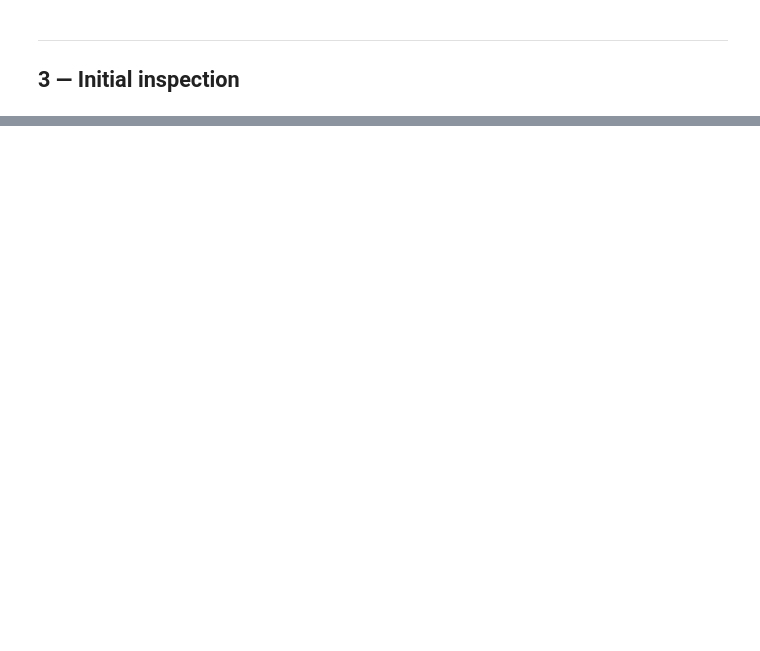
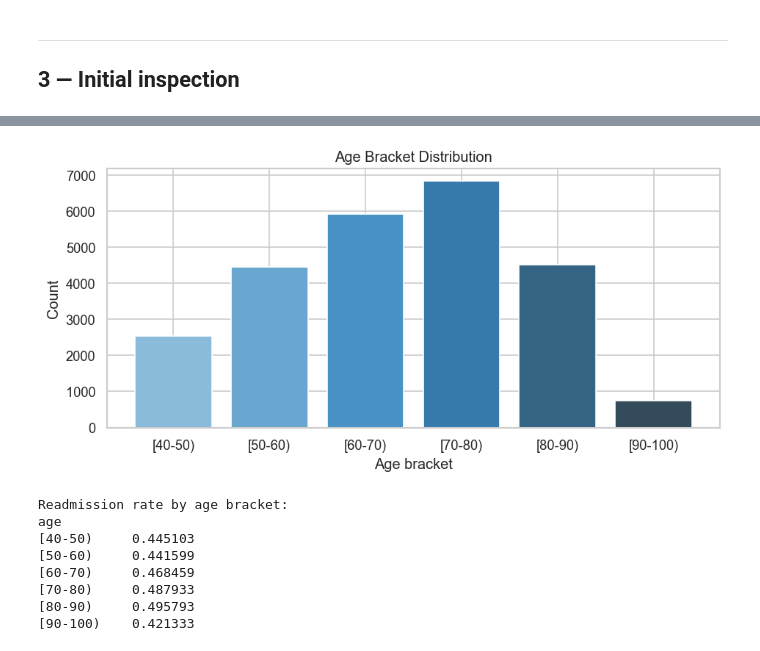
Before and after one commit to Aviski/Hospital-Readmission-Project-, a Jupyter notebook: notebooks/01_eda.ipynb, the cells around one changed output, grey strips where cells are left out. Drawn from its saved outputs; the diff is of its cells as text; code cells hidden in the pictures; blank space fills up the shorter version.

```diff
--- a/notebooks/01_eda.ipynb
+++ b/notebooks/01_eda.ipynb
@@ -299,22 +129,0 @@ else:
-# %%
-target_corr = (
-    df[numeric_cols + [TARGET]]
-    .corr()[TARGET]
-    .drop(TARGET)
-    .sort_values(key=abs, ascending=False)
-)
-
-fig, ax = plt.subplots(figsize=(8, max(4, len(target_corr) * 0.35)))
-colors = ['tomato' if v < 0 else 'steelblue' for v in target_corr.values]
-ax.barh(target_corr.index[::-1], target_corr.values[::-1], color=colors[::-1])
-ax.axvline(0, color='black', linewidth=0.7)
-ax.set_xlabel(f'Pearson r with {TARGET}')
-ax.set_title('Feature Correlations with Target (strongest first)')
-plt.tight_layout()
-plt.savefig(FIGURES / 'target_correlations.png', bbox_inches='tight')
-plt.show()
-
-print('Top 5 positive:')
-print(target_corr.head(5).to_string())
-print('\nTop 5 negative:')
-print(target_corr.tail(5).to_string())
@@ -350,0 +211,29 @@ print(target_corr.tail(5).to_string())
+# %%
+age_order = ['[40-50)', '[50-60)', '[60-70)', '[70-80)', '[80-90)', '[90-100)']
+
+if 'age' in df.columns:
+    age_counts = df['age'].value_counts().reindex(age_order, fill_value=0)
+
+    fig, ax = plt.subplots(figsize=(8, 4))
+    ax.bar(age_counts.index, age_counts.values, color=sns.color_palette('Blues_d', len(age_order)))
+    ax.set_xlabel('Age bracket')
+    ax.set_ylabel('Count')
+    ax.set_title('Age Bracket Distribution')
+    plt.tight_layout()
+    plt.savefig(FIGURES / 'age_distribution.png', bbox_inches='tight')
+    plt.show()
+
+    # Readmission rate by age bracket
+    rate_by_age = df.groupby('age')[TARGET].apply(lambda s: (s == 'yes').mean()).reindex(age_order)
+    print('Readmission rate by age bracket:')
+    print(rate_by_age.to_string())
+# %% [output]
+[figure, added]
+Readmission rate by age bracket:
+age
+[40-50)     0.445103
+[50-60)     0.441599
+[60-70)     0.468459
+[70-80)     0.487933
+[80-90)     0.495793
+[90-100)    0.421333
```
Also changed, not shown: parts of 42 cells of this notebook, 18 other files.
